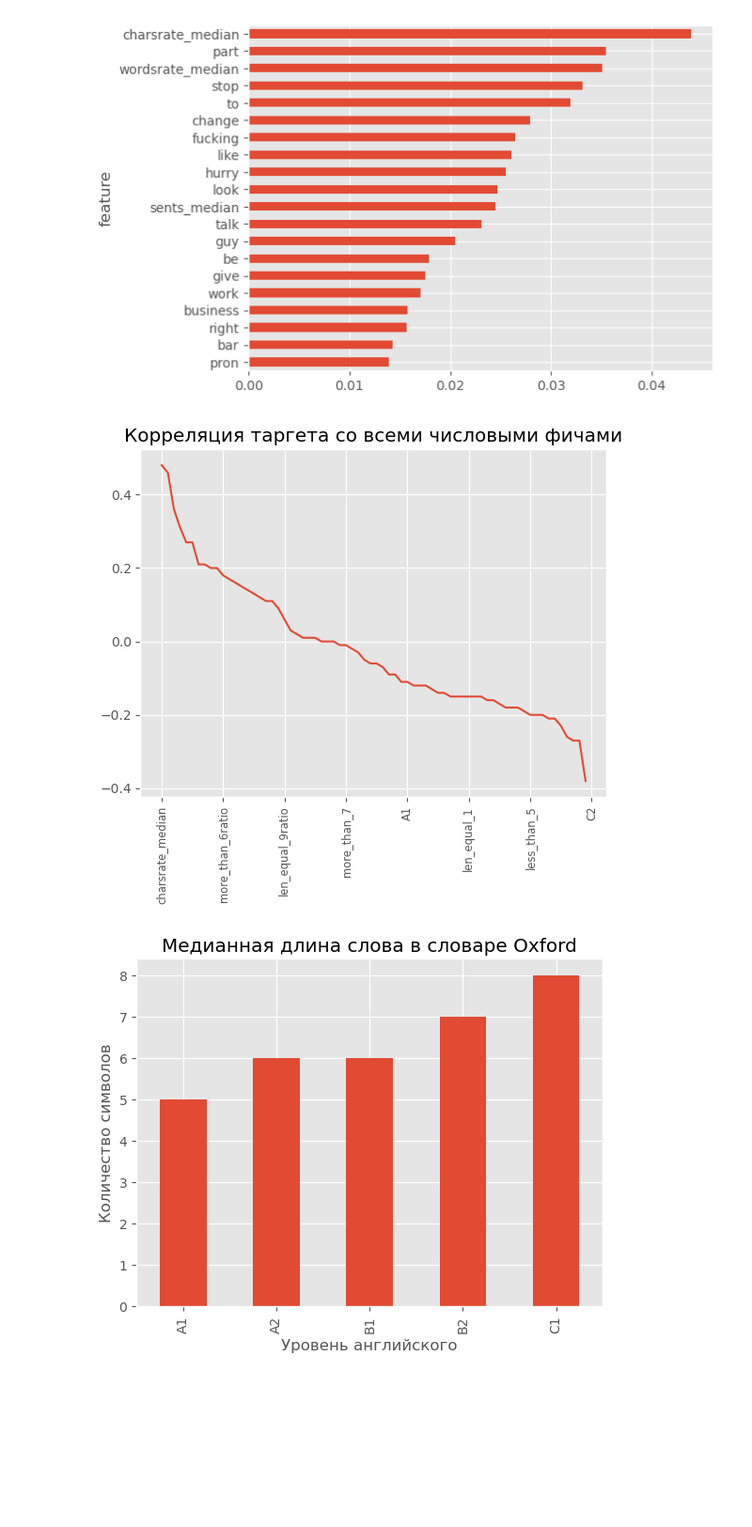
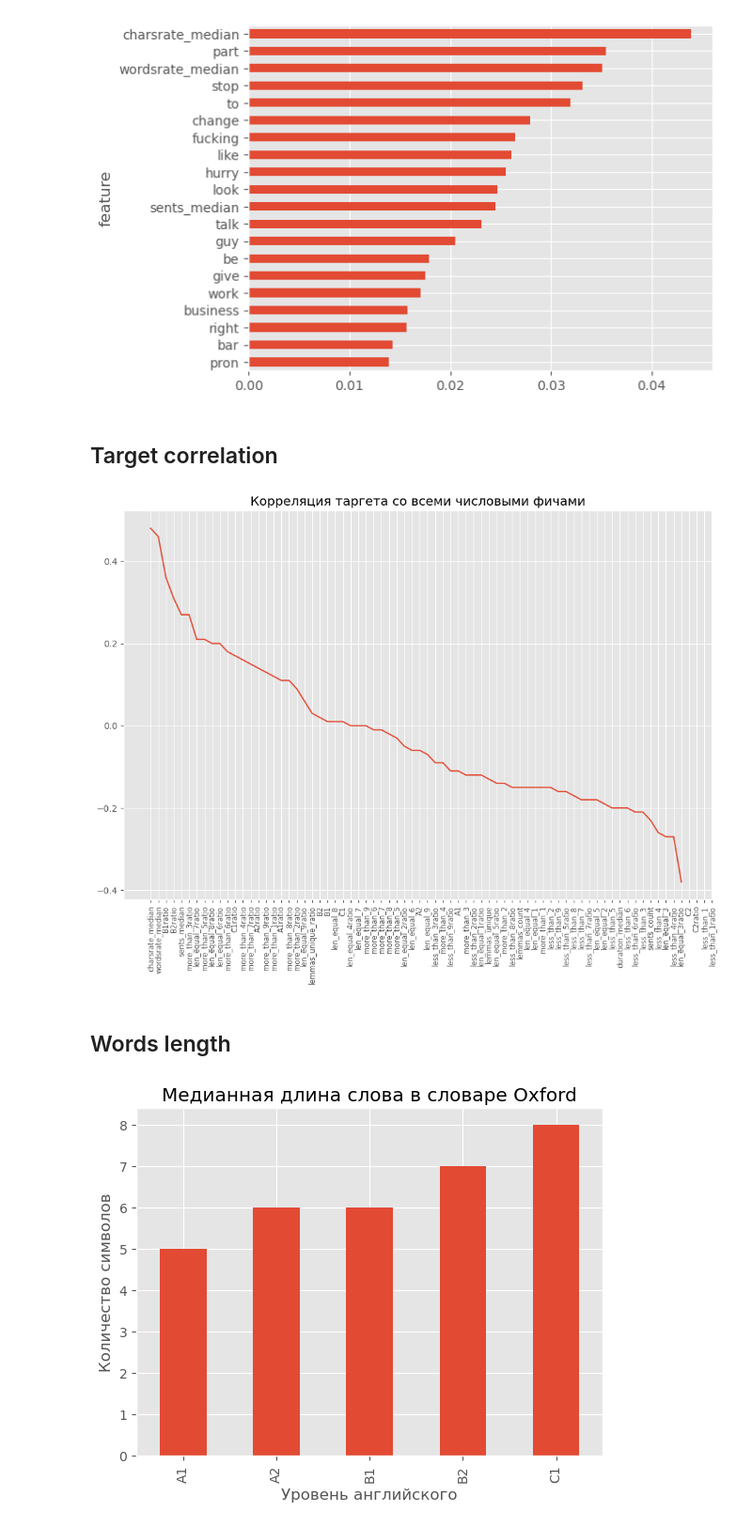
Before and after one commit to artefucktor/english_level, a Jupyter notebook: movies_english_level.ipynb, the cells around one changed output. Shown: that part at 94% size. Saved outputs shown, nothing was run; the diff lists cells and outputs as text; code cells hidden in the pictures; blank space fills up the shorter version.

```diff
--- a/movies_english_level.ipynb
+++ b/movies_english_level.ipynb
@@ -615,13 +565,20 @@ fi.sort_values(by='weight', ascending=False) \
 plt.show()
 # %% [output]
 [figure]
+# %% [markdown]
+## Target correlation
 # %%
-movies.corrwith(movies.target)[:-1].round(2).sort_values(ascending=False).plot()
+target_corr = movies.corrwith(movies.target)[:-1].round(2).sort_values(ascending=False)
+plt.figure(figsize=(12,8))
+target_corr.plot()
 plt.xticks(rotation=90,size='small')
 plt.title('Корреляция таргета со всеми числовыми фичами')
+plt.xticks(range(0,len(target_corr)), labels=target_corr.index)
 plt.show()
 # %% [output]
-[figure, old version]
+[figure, new version]
+# %% [markdown]
+## Words length
 # %%
 oxford_words['length'] = oxford_words.word.str.len()
 oxford_words.groupby('level').length.median().plot(kind='bar')
```
Also changed, not shown: parts of 18 cells of this notebook, 2 other files.
